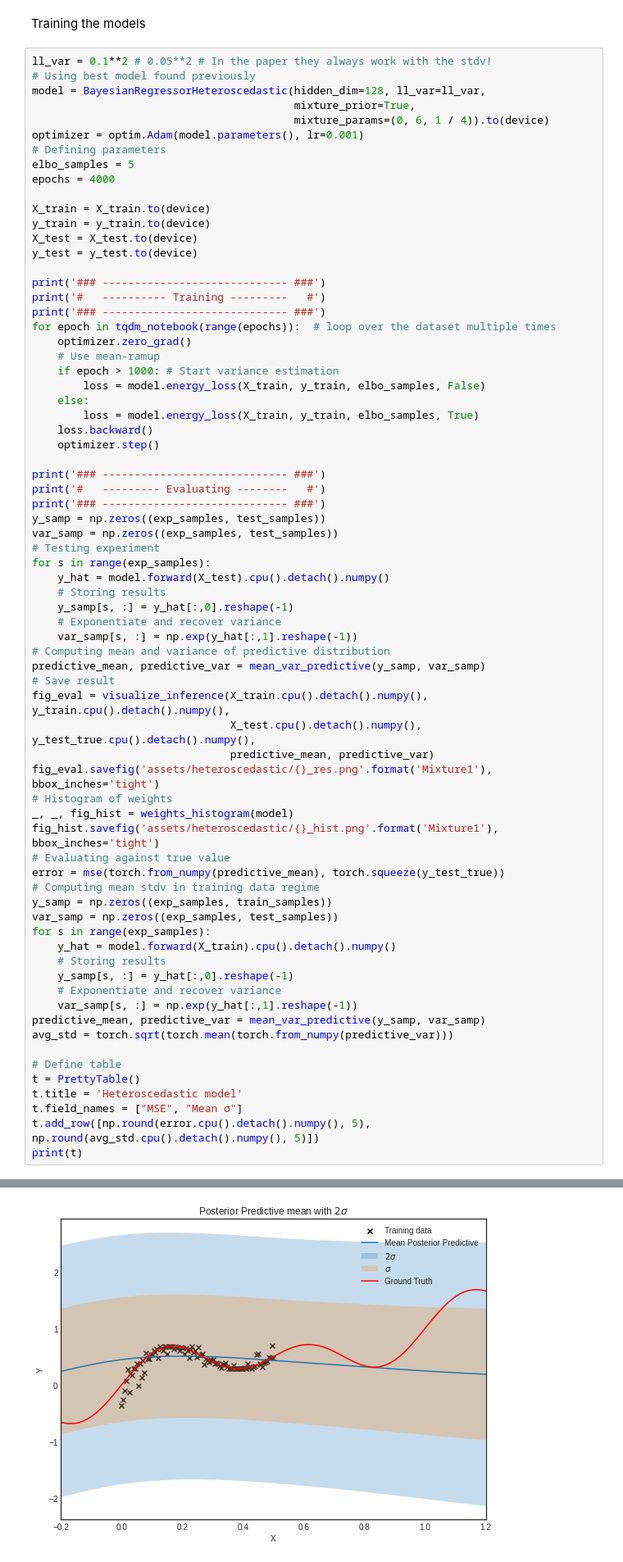
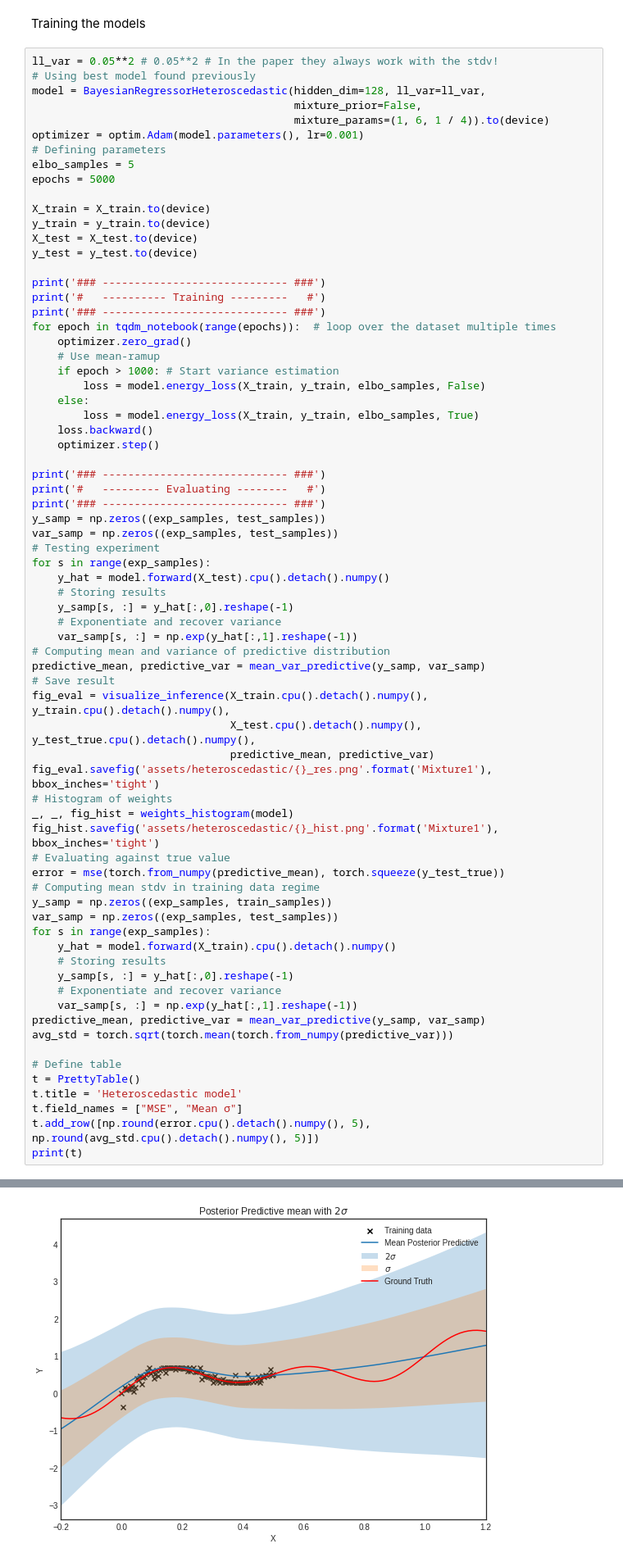
Before and after one commit to MikeS96/bayesbb, a Jupyter notebook: regression.ipynb, the cells around one changed output, grey strips where cells are left out. Shown at 82% size. Cells and saved outputs as stored; diff of their text form.

Commit message:
Updated parameters for Heteroscedastic

```diff
--- a/regression.ipynb
+++ b/regression.ipynb
@@ -520,15 +520,15 @@ fig1.savefig('assets/heteroscedastic/training.png', bbox_inches='tight')
 # %% [markdown]
 Training the models
 # %%
-ll_var = 0.1**2 # 0.05**2 # In the paper they always work with the stdv!
+ll_var = 0.05**2 # 0.05**2 # In the paper they always work with the stdv!
 # Using best model found previously
 model = BayesianRegressorHeteroscedastic(hidden_dim=128, ll_var=ll_var,
-                                         mixture_prior=True,
-                                         mixture_params=(0, 6, 1 / 4)).to(device)
+                                         mixture_prior=False,
+                                         mixture_params=(1, 6, 1 / 4)).to(device)
 optimizer = optim.Adam(model.parameters(), lr=0.001)
 # Defining parameters
 elbo_samples = 5
-epochs = 4000
+epochs = 5000
 
 X_train = X_train.to(device)
 y_train = y_train.to(device)
@@ -570,31 +570,31 @@ fig_eval.savefig('assets/heteroscedastic/{}_res.png'.format('Mixture1'), bbox_in
 # Histogram of weights
 _, _, fig_hist = weights_histogram(model)
 fig_hist.savefig('assets/heteroscedastic/{}_hist.png'.format('Mixture1'), bbox_inches='tight')
 # Evaluating against true value
 error = mse(torch.from_numpy(predictive_mean), torch.squeeze(y_test_true))
 # Computing mean stdv in training data regime
 y_samp = np.zeros((exp_samples, train_samples))
 var_samp = np.zeros((exp_samples, test_samples))
 for s in range(exp_samples):
     y_hat = model.forward(X_train).cpu().detach().numpy()
     # Storing results
     y_samp[s, :] = y_hat[:,0].reshape(-1)
     # Exponentiate and recover variance
     var_samp[s, :] = np.exp(y_hat[:,1].reshape(-1))
 predictive_mean, predictive_var = mean_var_predictive(y_samp, var_samp)
 avg_std = torch.sqrt(torch.mean(torch.from_numpy(predictive_var)))
 
 # Define table
 t = PrettyTable()
 t.title = 'Heteroscedastic model'
 t.field_names = ["MSE", "Mean σ"]
 t.add_row([np.round(error.cpu().detach().numpy(), 5), np.round(avg_std.cpu().detach().numpy(), 5)])
 print(t)
 # %% [output]
 ### ----------------------------- ###
 #   ---------- Training ---------   #
 ### ----------------------------- ###
 ### ----------------------------- ###
 #   --------- Evaluating --------   #
 ### ----------------------------- ###
-[figure, old version]
+[figure, new version]
```
Also changed, not shown: parts of 8 cells of this notebook, 56 other files.
